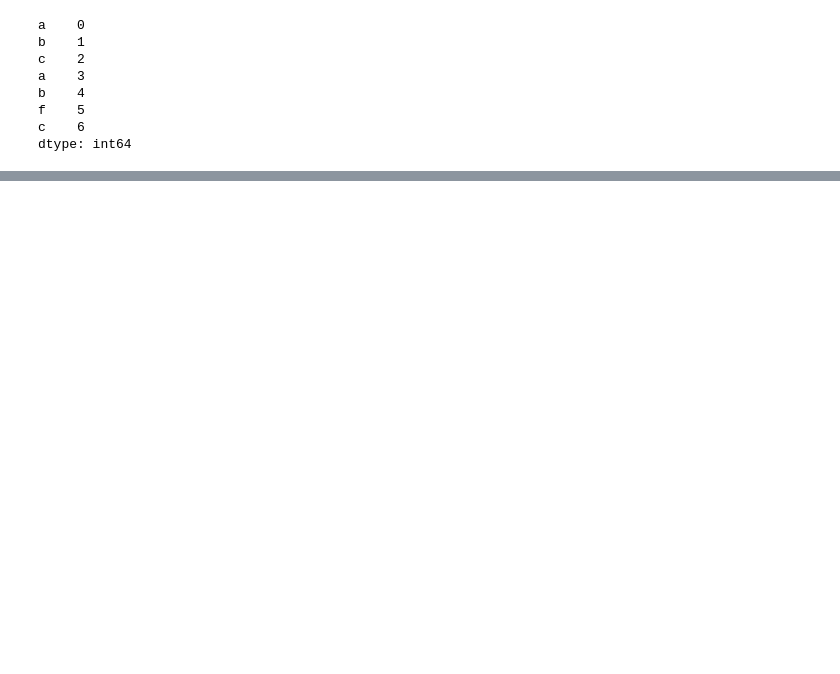
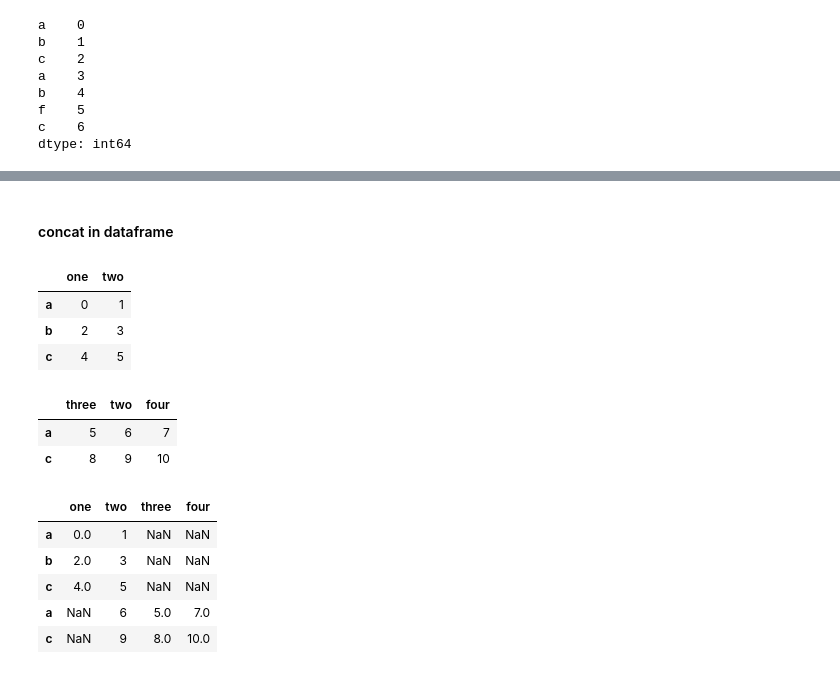
Before and after one commit to ShrajanKumar/python_libraries, a Jupyter notebook: 4 Data_wrangling (Join combine reshape).ipynb, the cells around one changed output, grey strips where cells are left out. Saved outputs shown, nothing was run; the diff lists cells and outputs as text; code cells hidden in the pictures; blank space fills up the shorter version.

```diff
--- a/Data_wrangling (Join combine reshape).ipynb
+++ b/4 Data_wrangling (Join combine reshape).ipynb
@@ -804,0 +886,28 @@ dtype: int64
+# %% [markdown]
+#### concat in dataframe
+# %%
+ df1 = pd.DataFrame(np.arange(6).reshape(3, 2), index=['a', 'b', 'c'],
+                     columns=['one', 'two'])
+df2 = pd.DataFrame(5 + np.arange(6).reshape(2, 3), index=['a', 'c'],
+                  columns=['three','two', 'four'])
+df1
+# %% [output]
+|  | one | two |
+| a | 0 | 1 |
+| b | 2 | 3 |
+| c | 4 | 5 |
+# %%
+df2
+# %% [output]
+|  | three | two | four |
+| a | 5 | 6 | 7 |
+| c | 8 | 9 | 10 |
+# %%
+pd.concat([df1,df2])
+# %% [output]
+|  | one | two | three | four |
+| a | 0.0 | 1 | NaN | NaN |
+| b | 2.0 | 3 | NaN | NaN |
+| c | 4.0 | 5 | NaN | NaN |
+| a | NaN | 6 | 5.0 | 7.0 |
+| c | NaN | 9 | 8.0 | 10.0 |
```
Also changed, not shown: parts of 68 cells of this notebook.
